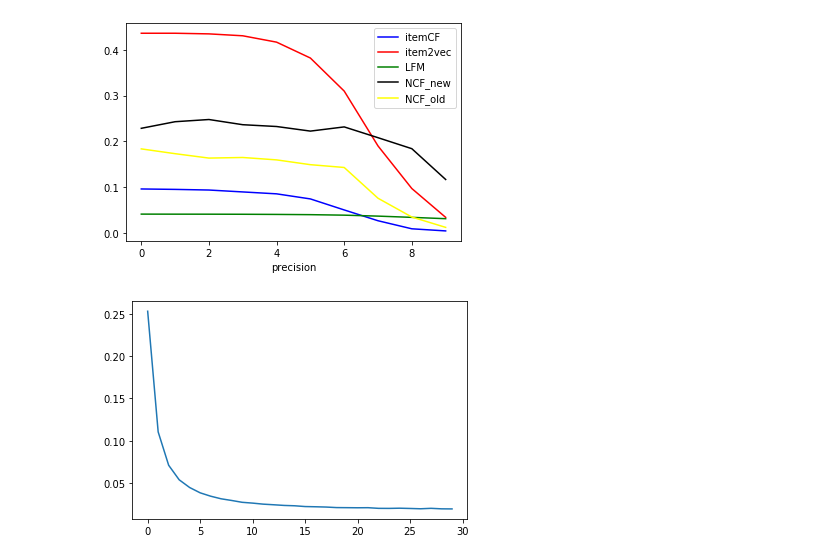
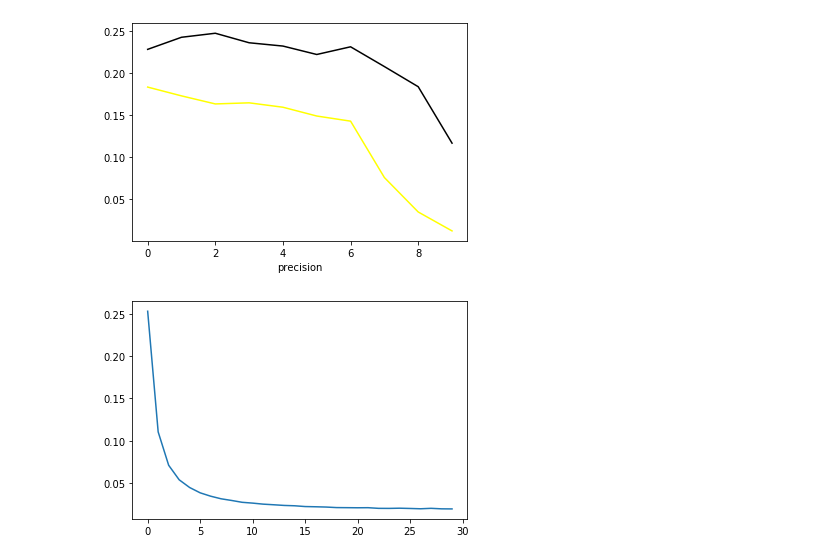
Before and after one commit to DruryXu/SCUthesis, a Jupyter notebook: data_analysis/data_analysis.ipynb, the cells around one changed output. Cells and saved outputs as stored; diff of their text form; code cells hidden in the pictures.

```diff
--- a/data_analysis/data_analysis.ipynb
+++ b/data_analysis/data_analysis.ipynb
@@ -6,21 +6,21 @@ import seaborn as sns
 # %%
 itemCF = [0.09583333333333333, 0.09490740740740741, 0.09351851851851851, 0.08935185185185184, 0.08518518518518518, 0.07407407407407407, 0.05, 0.02638888888888889, 0.008796296296296297, 0.0041666666666666675]
 item2vec = [0.43611111111111117, 0.43611111111111117, 0.43472222222222223, 0.4305555555555556, 0.4166666666666667, 0.3819444444444444, 0.30972222222222223, 0.18981481481481483, 0.09675925925925927, 0.033796296296296297]
 LFM = [0.04088397790055249, 0.04077348066298343, 0.0407182320441989, 0.04055248618784531, 0.04022099447513812, 0.03968692449355433, 0.038587213891081294, 0.036505524861878455, 0.03378759975445058, 0.03087292817679558]
 NCF_new = [0.22838427947598255, 0.24279475982532753, 0.24759825327510918, 0.23624454148471616, 0.23231441048034937, 0.22227074235807862, 0.2314410480349345, 0.20786026200873364, 0.18384279475982535, 0.11655629139072847]
 NCF_old = [0.18340611353711792, 0.17292576419213973, 0.16331877729257643, 0.1646288209606987, 0.15938864628820962, 0.14890829694323146, 0.1427947598253275, 0.07554585152838426, 0.03449781659388646, 0.011920529801324504]
 x_data = [i for i in range(10)]
-itemCF, = plt.plot(x_data, itemCF, color = 'blue')
-item2vec, = plt.plot(x_data, item2vec, color = 'red')
-LFM, = plt.plot(x_data, LFM, color = 'green')
+# itemCF, = plt.plot(x_data, itemCF, color = 'blue')
+# item2vec, = plt.plot(x_data, item2vec, color = 'red')
+# LFM, = plt.plot(x_data, LFM, color = 'green')
 NCF_new, = plt.plot(x_data, NCF_new, color = 'black')
 NCF_old, = plt.plot(x_data, NCF_old, color = 'yellow')
-plt.legend([itemCF, item2vec, LFM, NCF_new, NCF_old], ['itemCF', 'item2vec', 'LFM', 'NCF_new', 'NCF_old'])
+# plt.legend([itemCF, item2vec, LFM, NCF_new, NCF_old], ['itemCF', 'item2vec', 'LFM', 'NCF_new', 'NCF_old'])
 plt.xlabel("precision")
-# plt.savefig("precision.jpg")
+plt.savefig("ncf_precision.jpg")
 plt.show()
 # %% [output]
-[figure, old version]
+[figure, new version]
 # %%
 loss = [0.2531039550030212, 0.11041744155612015, 0.07096146894889198, 0.05377859725110562,
  0.044622671564257956, 0.03835699780066107, 0.03437716923451091, 0.03128412372324891,
```
Also changed, not shown: parts of 1 cell of this notebook, 5 other files.
